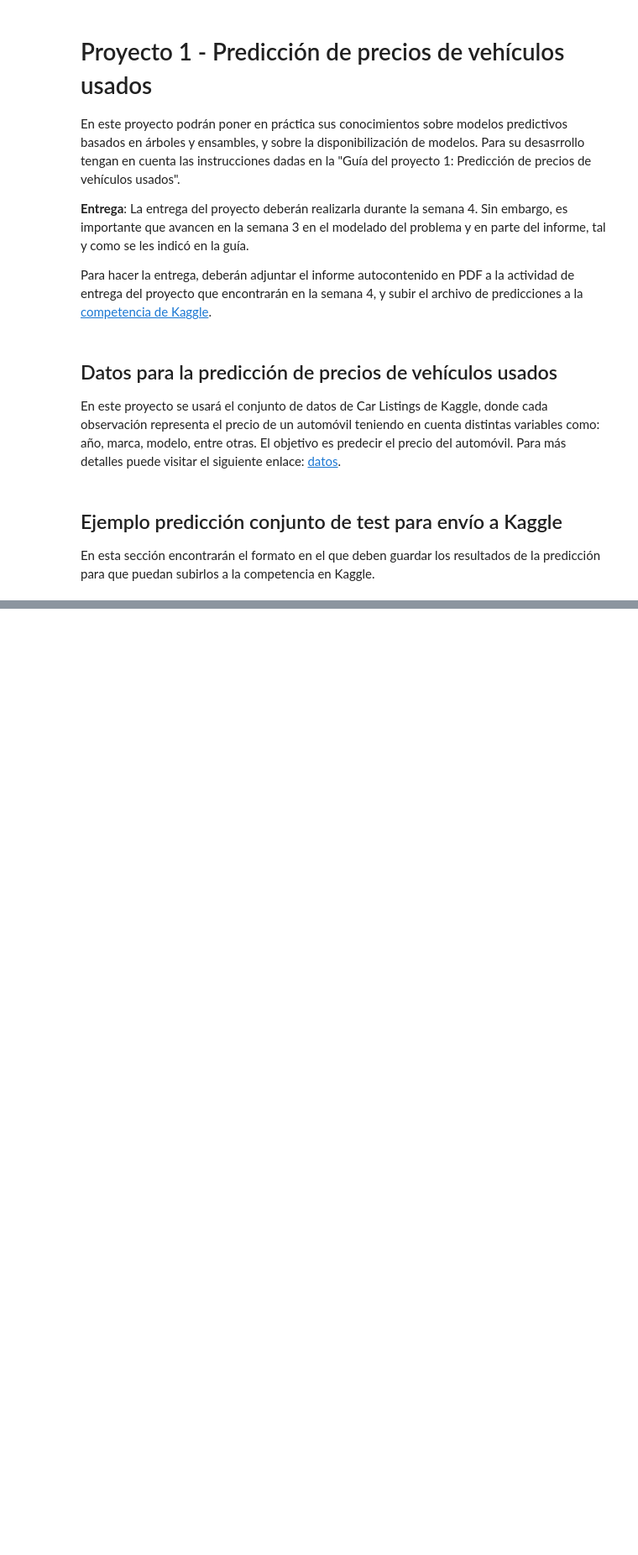
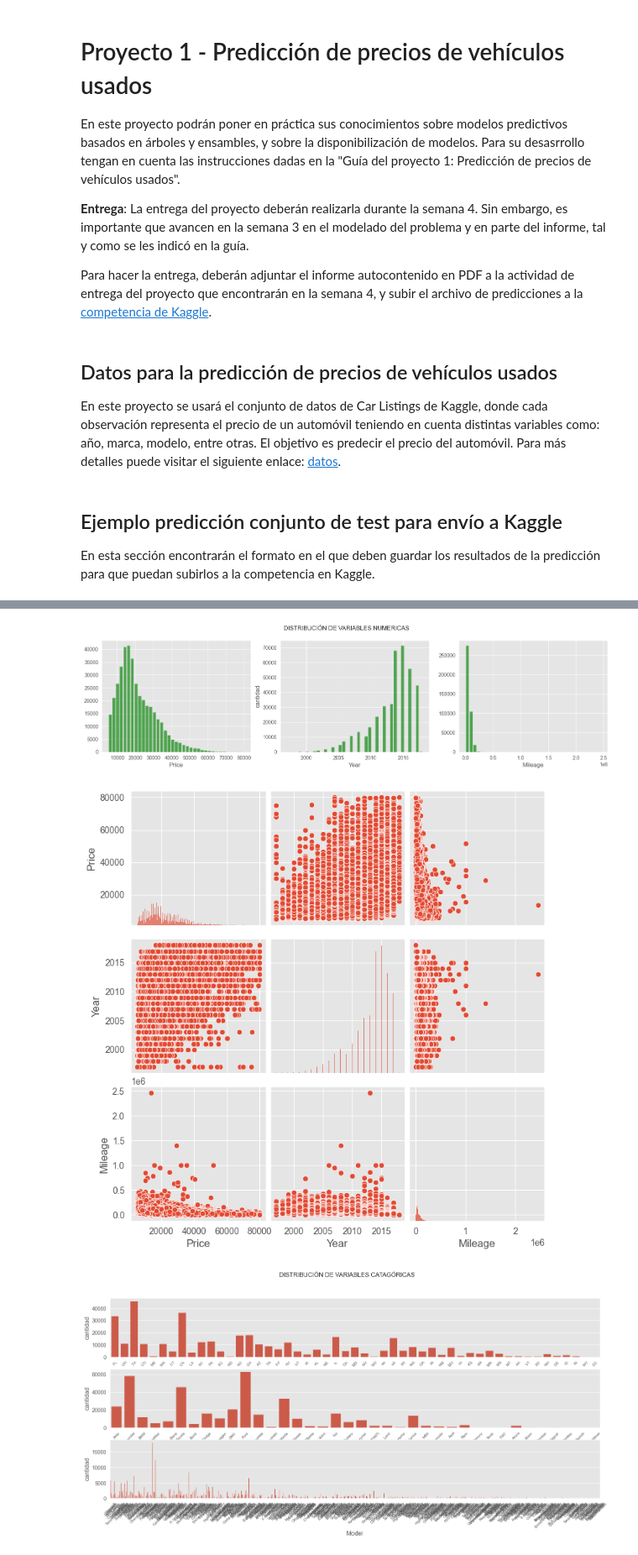
Before and after one commit to jhermoher/MIAD_NLP_2024, a Jupyter notebook: Semana 3/S3P1_proyecto1.ipynb, the cells around one changed output, grey strips where cells are left out. Shown at 84% size. Saved outputs shown, nothing was run; the diff lists cells and outputs as text; code cells hidden in the pictures; blank space fills up the shorter version.

```diff
--- a/Semana 3/S3P1_proyecto1.ipynb
+++ b/Semana 3/S3P1_proyecto1.ipynb
@@ -25,7 +25,21 @@ import pandas as pd
 import numpy as np
 import matplotlib.pyplot as plt
 import seaborn as sns
+from collections import Counter
+
+%matplotlib inline
+sns.set_style('darkgrid')
+plt.style.use('ggplot')
+
 from sklearn.preprocessing import StandardScaler
+from sklearn.cross_decomposition import PLSRegression
+from sklearn.feature_selection import mutual_info_regression
+from sklearn.pipeline import Pipeline
+
+from sklearn.model_selection import train_test_split
+from sklearn.metrics import mean_squared_error
+
+from xgboost import XGBRegressor
 # %%
 # Carga de datos de archivo .csv
 dataTraining = pd.read_csv('https://raw.githubusercontent.com/davidzarruk/MIAD_ML_NLP_2023/main/datasets/dataTrain_carListings.zip')
@@ -67,0 +180,6 @@ memory usage: 4.6+ MB
+# %%
+grafica_distribucion(dataTraining)
+# %% [output]
+[figure, added]
+[figure, added]
+[figure, added]
```
Also changed, not shown: parts of 22 cells of this notebook, 4 other files.
